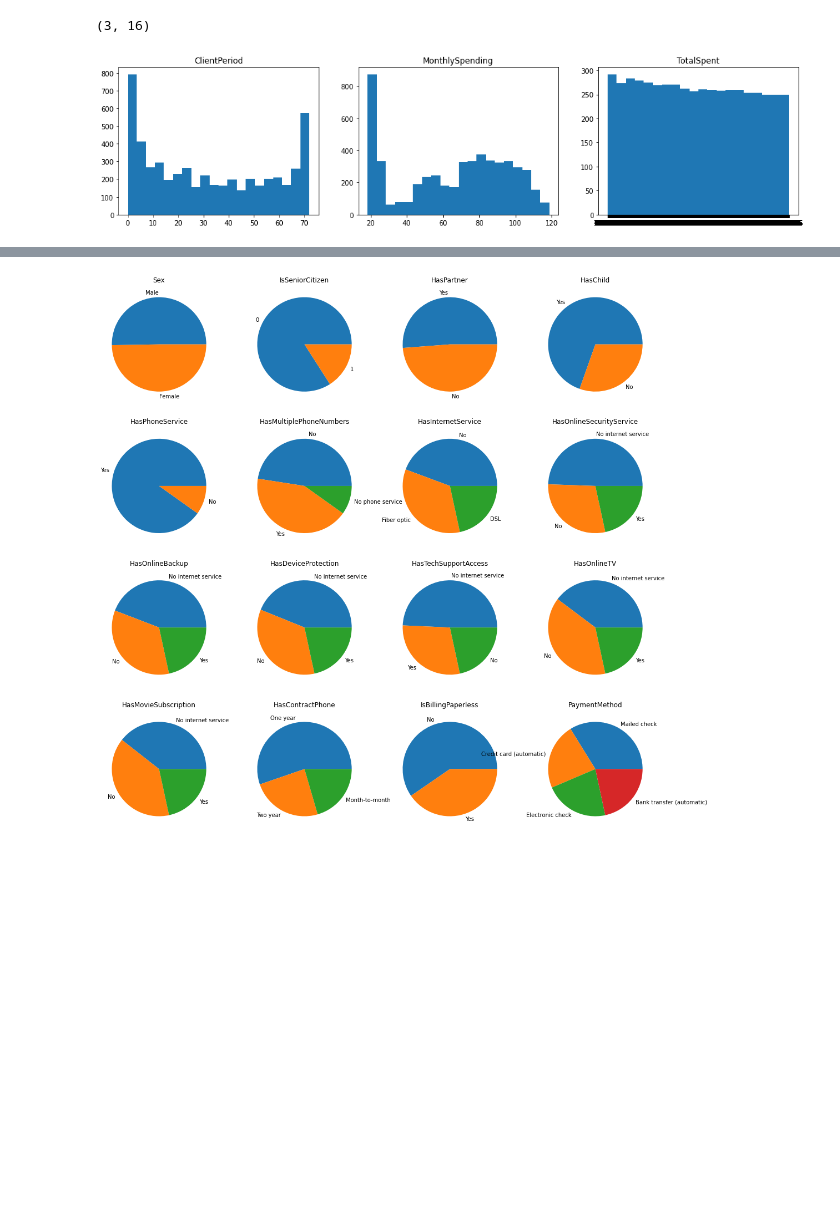
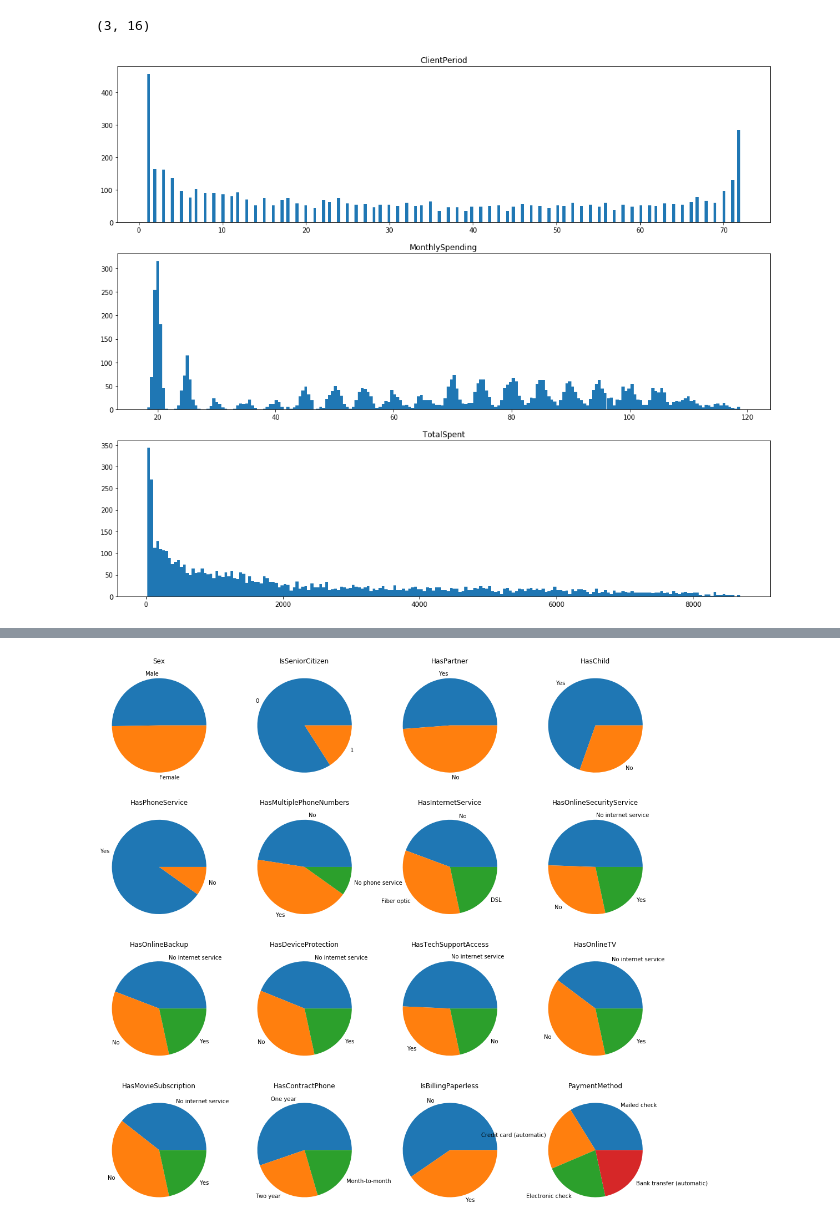
Before and after one commit to gbrs/DLS_1_2022_spring, a Jupyter notebook: 16 Домашка/baseline.ipynb, the cells around one changed output, grey strips where cells are left out. Cells and saved outputs as stored; diff of their text form; code cells hidden in the pictures; blank space fills up the shorter version.

```diff
--- a/16 Домашка/baseline.ipynb
+++ b/16 Домашка/baseline.ipynb
@@ -192,0 +174,4 @@ dtype: int64
+# %%
+# TotalSpent имеет тип object. Надо стелать из него float64. Есть значения в виде пробелов
+data[data.TotalSpent == ' '] = np.nan
+data['TotalSpent'] = data.TotalSpent.astype('float64')
@@ -192,0 +201,3 @@ dtype: int64
+# %%
+# количество нанов небольшое, поэтому просто удаляю их
+data.dropna(inplace=True)
@@ -224,15 +255,21 @@ dtype: int64
 len(num_cols), len(cat_cols)
 # %% [output]
 (3, 16)
-# %%
-# YOUR CODE
-
-# числовые признаки
-
-fig, ax = plt.subplots(1, 3, figsize=(18, 4))
-
-for i, column in enumerate(num_cols):
-    ax[i].set_title(f'{column}')
-    ax[i].hist(data[column], bins=20)
-# %% [output]
-[figure, removed]
+# %%
+# 1) Для численных призанков постройте гистограмму (plt.hist(...)) или boxplot (plt.boxplot(...)).
+# Для категориальных посчитайте количество каждого значения для каждого признака.
+# Для каждой колонки надо сделать data.value_counts() и построить bar диаграммы plt.bar(...)
+# или круговые диаграммы plt.pie(...)
+# (хорошо, елси вы сможете это сделать на одном гарфике с помощью plt.subplots(...)).
+
+# YOUR CODE
+
+# числовые признаки
+
+fig, axes = plt.subplots(3, figsize=(18, 15))
+
+for j in range(3):
+    axes[j].set_title(f'{num_cols[j]}')
+    axes[j].hist(data[num_cols[j]], bins=200)
+# %% [output]
+[figure, added]
```
Also changed, not shown: parts of 26 cells of this notebook, 1 other file.
